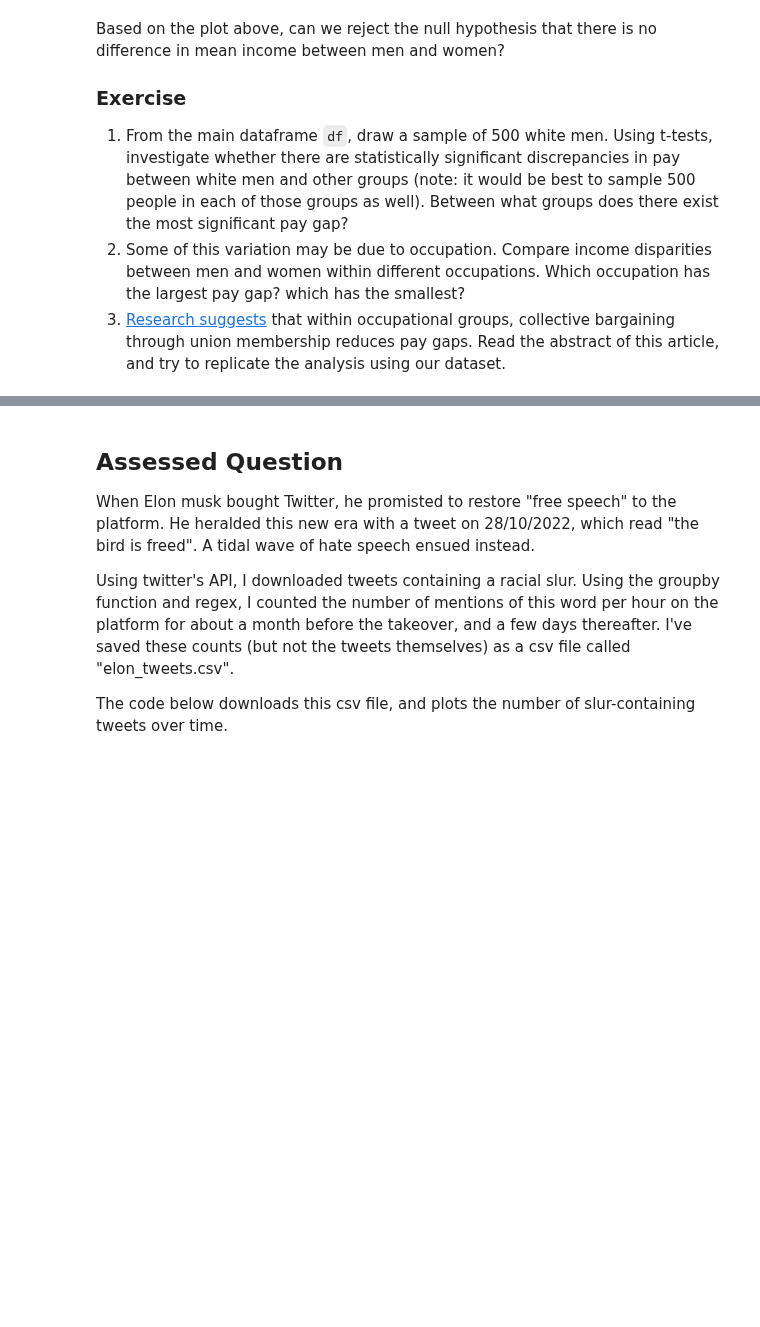
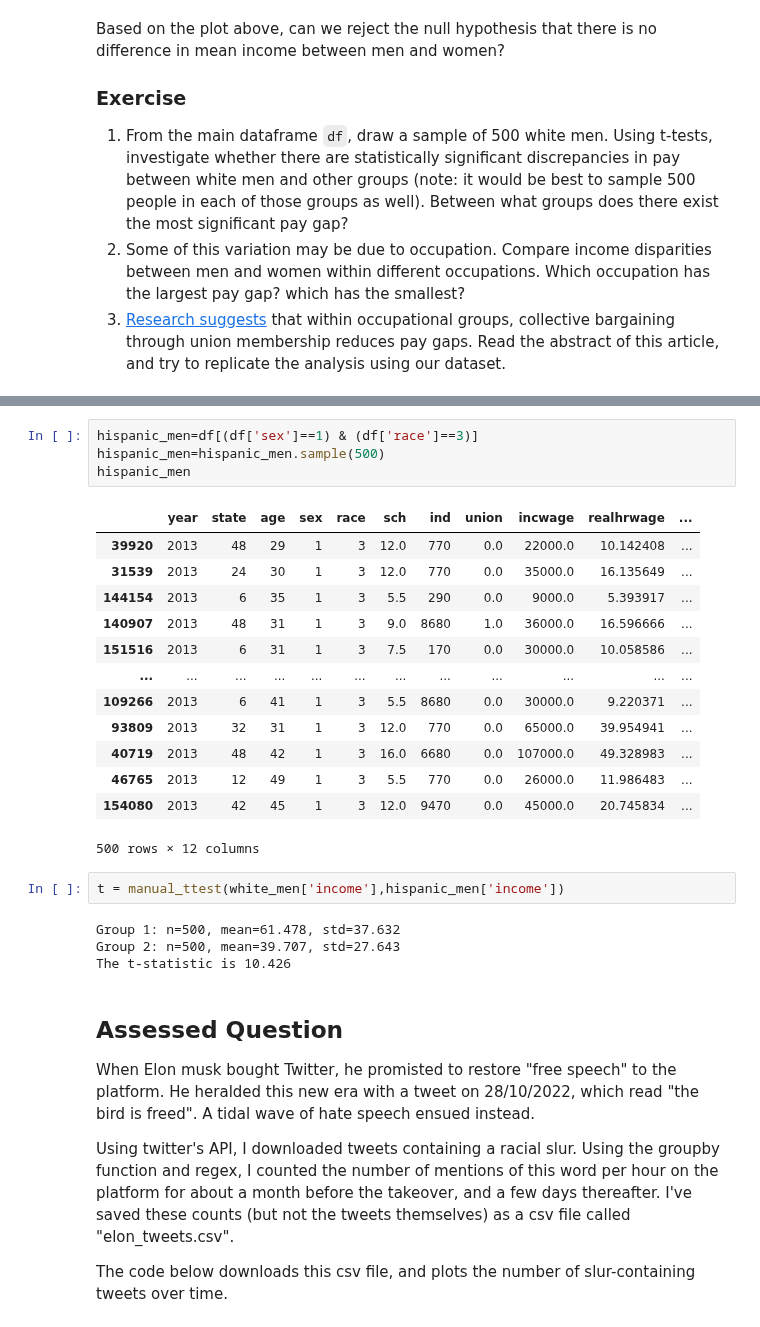
Before and after one commit to Zccarou/QM2, a Jupyter notebook: notebooks/W06. Hypothesis Testing.ipynb, the cells around one changed output, grey strips where cells are left out. Cells and saved outputs as stored; diff of their text form; blank space fills up the shorter version.

```diff
--- a/notebooks/W06. Hypothesis Testing.ipynb
+++ b/notebooks/W06. Hypothesis Testing.ipynb
@@ -285,3 +303,27 @@ Based on the plot above, can we reject the null hypothesis that there is no diff
+# %%
+hispanic_men=df[(df['sex']==1) & (df['race']==3)]
+hispanic_men=hispanic_men.sample(500)
+hispanic_men
+# %% [output]
+|  | year | state | age | sex | race | sch | ind | union | incwage | realhrwage | ... |
+| 39920 | 2013 | 48 | 29 | 1 | 3 | 12.0 | 770 | 0.0 | 22000.0 | 10.142408 | ... |
+| 31539 | 2013 | 24 | 30 | 1 | 3 | 12.0 | 770 | 0.0 | 35000.0 | 16.135649 | ... |
+| 144154 | 2013 | 6 | 35 | 1 | 3 | 5.5 | 290 | 0.0 | 9000.0 | 5.393917 | ... |
+| 140907 | 2013 | 48 | 31 | 1 | 3 | 9.0 | 8680 | 1.0 | 36000.0 | 16.596666 | ... |
+| 151516 | 2013 | 6 | 31 | 1 | 3 | 7.5 | 170 | 0.0 | 30000.0 | 10.058586 | ... |
+| ... | ... | ... | ... | ... | ... | ... | ... | ... | ... | ... | ... |
+| 109266 | 2013 | 6 | 41 | 1 | 3 | 5.5 | 8680 | 0.0 | 30000.0 | 9.220371 | ... |
+| 93809 | 2013 | 32 | 31 | 1 | 3 | 12.0 | 770 | 0.0 | 65000.0 | 39.954941 | ... |
+| 40719 | 2013 | 48 | 42 | 1 | 3 | 16.0 | 6680 | 0.0 | 107000.0 | 49.328983 | ... |
+| 46765 | 2013 | 12 | 49 | 1 | 3 | 5.5 | 770 | 0.0 | 26000.0 | 11.986483 | ... |
+| 154080 | 2013 | 42 | 45 | 1 | 3 | 12.0 | 9470 | 0.0 | 45000.0 | 20.745834 | ... |
+500 rows × 12 columns
+# %%
+t = manual_ttest(white_men['income'],hispanic_men['income'])
+# %% [output]
+Group 1: n=500, mean=61.478, std=37.632
+Group 2: n=500, mean=39.707, std=27.643
+The t-statistic is 10.426
 # %% [markdown]
 ## Assessed Question
 
```
Also changed, not shown: parts of 12 cells of this notebook.
